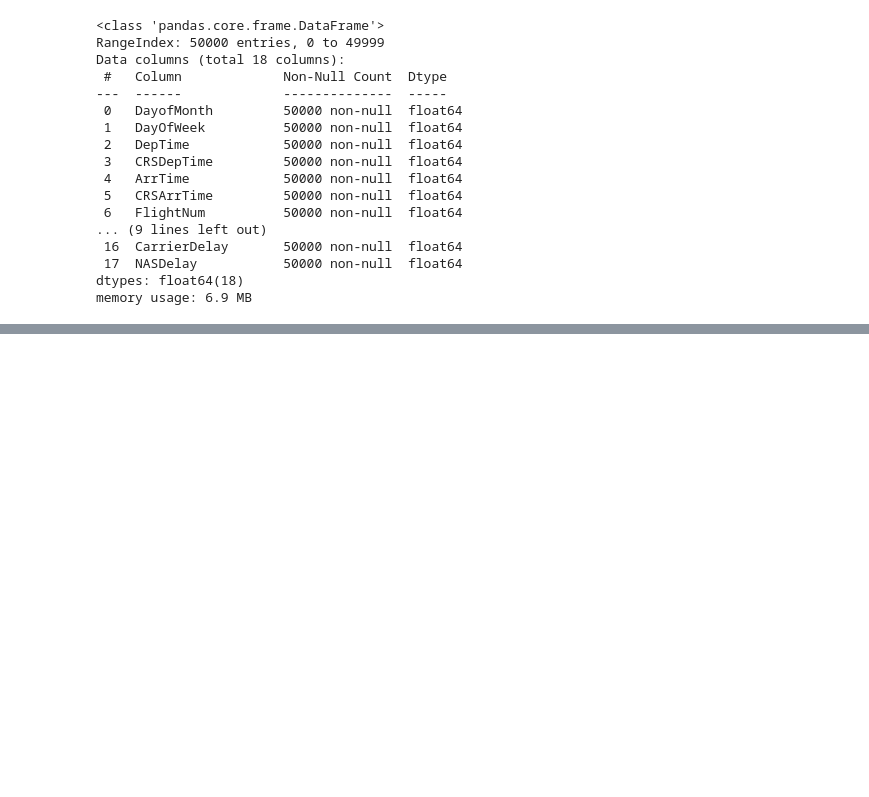
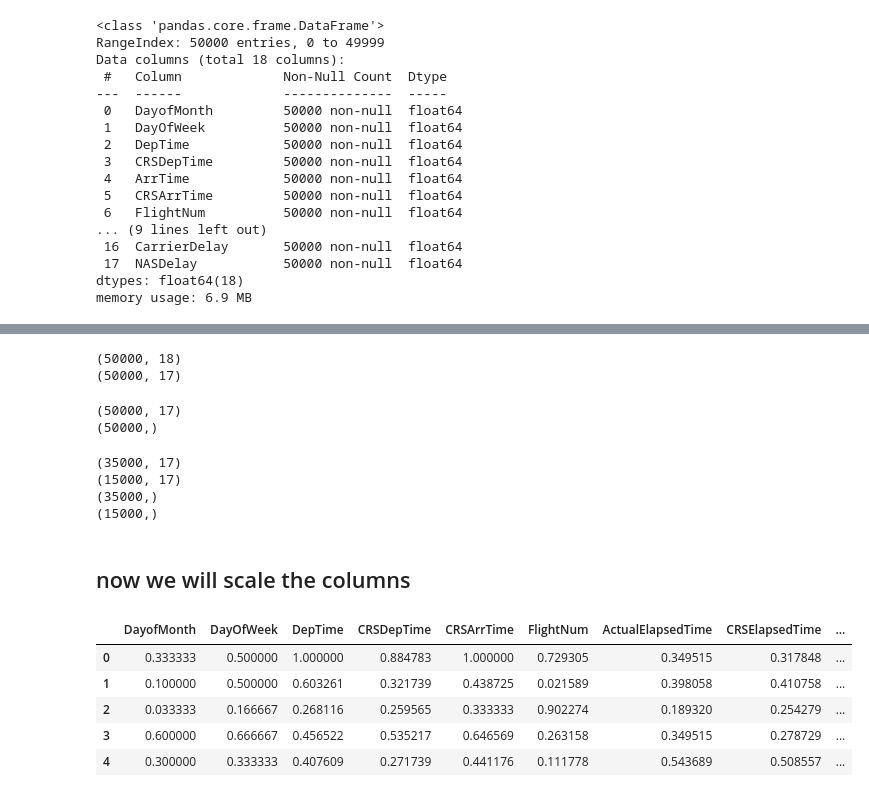
Before and after one commit to deepakjeff2/data-cleaning, a Jupyter notebook: airline_EDA.ipynb, the cells around one changed output, grey strips where cells are left out. Drawn from its saved outputs; the diff is of its cells as text; code cells hidden in the pictures; blank space fills up the shorter version.

```diff
--- a/airline_EDA.ipynb
+++ b/airline_EDA.ipynb
@@ -10,6 +10,10 @@ warnings.filterwarnings('ignore')
 ## Display all the columns of the dataframe
 
 pd.set_option('display.max_columns',None)
+from sklearn.preprocessing import MinMaxScaler, StandardScaler
+minmax_scaler = MinMaxScaler()
+standard_scaler = StandardScaler()
+from sklearn.model_selection import train_test_split
 # %%
 df = pd.read_csv('airline_dec_2008_50k.csv')
 df.shape
@@ -234,0 +282,29 @@ memory usage: 6.9 MB
+# %%
+#we know that ArrTime column is target column
+y = df['ArrTime']
+print(df.shape)
+df.drop('ArrTime',inplace=True, axis =1)
+print(df.shape)
+x = df
+# %% [output]
+(50000, 18)
+(50000, 17)
+# %%
+print(x.shape)
+print(y.shape)
+# %% [output]
+(50000, 17)
+(50000,)
+# %%
+x_train,x_test,y_train,y_test = train_test_split(x,y,train_size=0.7,random_state=10)
+print(x_train.shape)
+print(x_test.shape)
+print(y_train.shape)
+print(y_test.shape)
+# %% [output]
+(35000, 17)
+(15000, 17)
+(35000,)
+(15000,)
+# %% [markdown]
+## now we will scale the columns
@@ -234,0 +314,10 @@ memory usage: 6.9 MB
+# %%
+x_train = pd.DataFrame(minmax_scaler.fit_transform(x_train),columns=column)
+x_train.head()
+# %% [output]
+|  | DayofMonth | DayOfWeek | DepTime | CRSDepTime | CRSArrTime | FlightNum | ActualElapsedTime | CRSElapsedTime | ... |
+| 0 | 0.333333 | 0.500000 | 1.000000 | 0.884783 | 1.000000 | 0.729305 | 0.349515 | 0.317848 | ... |
+| 1 | 0.100000 | 0.500000 | 0.603261 | 0.321739 | 0.438725 | 0.021589 | 0.398058 | 0.410758 | ... |
+| 2 | 0.033333 | 0.166667 | 0.268116 | 0.259565 | 0.333333 | 0.902274 | 0.189320 | 0.254279 | ... |
+| 3 | 0.600000 | 0.666667 | 0.456522 | 0.535217 | 0.646569 | 0.263158 | 0.349515 | 0.278729 | ... |
+| 4 | 0.300000 | 0.333333 | 0.407609 | 0.271739 | 0.441176 | 0.111778 | 0.543689 | 0.508557 | ... |
```
Also changed, not shown: parts of 8 cells of this notebook.
